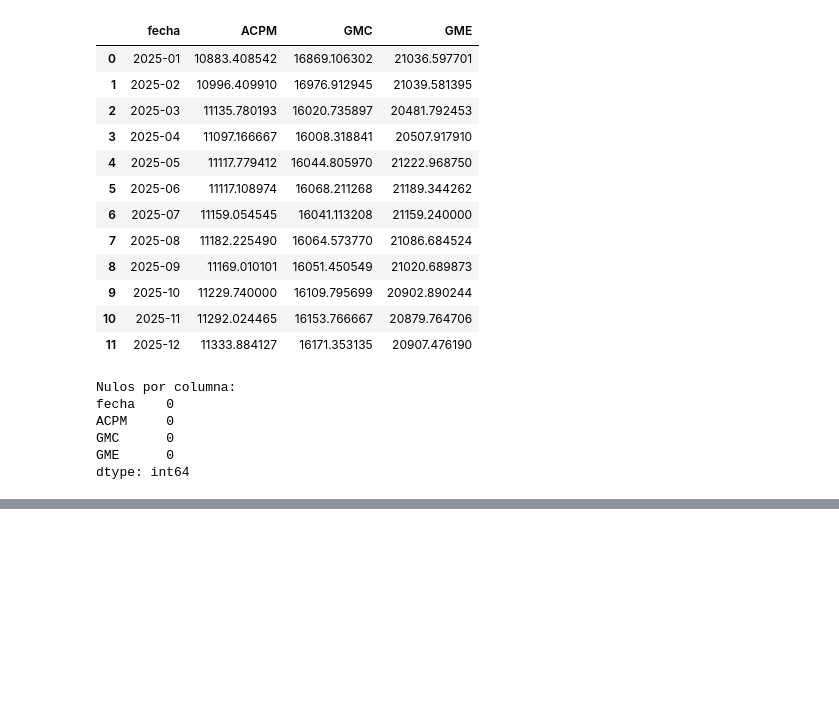
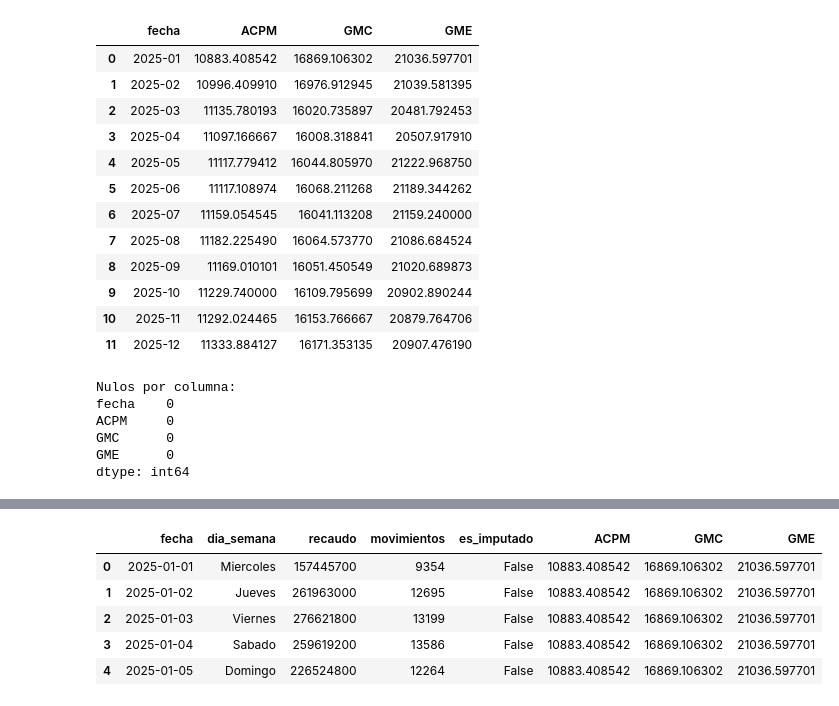
Before and after one commit to prometricas/Peajes_Laura_Toro, a Jupyter notebook: Peajes_1.ipynb, the cells around one changed output, grey strips where cells are left out. Drawn from its saved outputs; the diff is of its cells as text; code cells hidden in the pictures; blank space fills up the shorter version.

```diff
--- a/Peajes_1.ipynb
+++ b/Peajes_1.ipynb
@@ -514,3 +514,93 @@ ACPM     0
 GMC      0
 GME      0
 dtype: int64
+# %%
+# ============================================================
+# CONVIERTO EL DATAFRAME MENSUAL DE COMBUSTIBLES A DIARIO
+# Y LO UNO CON LA BASE DIARIA DE LA FASE 1
+# ============================================================
+
+import pandas as pd
+
+# ------------------------------------------------------------
+# 1. Reviso tipos y estandarizo la fecha del dataframe mensual
+# ------------------------------------------------------------
+
+# Trabajo sobre una copia para no alterar el dataframe original
+combustibles_mensual = df_combustibles.copy()
+
+# Aseguro que la fecha quede en formato datetime
+# Este bloque soporta fechas tipo "2025-01" o datetime
+combustibles_mensual["fecha"] = pd.to_datetime(combustibles_mensual["fecha"], format="%Y-%m", errors="coerce")
+
+# Quito filas con fecha inválida, si aparecieran
+combustibles_mensual = combustibles_mensual.dropna(subset=["fecha"]).copy()
+
+# Ordeno por fecha
+combustibles_mensual = combustibles_mensual.sort_values("fecha").reset_index(drop=True)
+
+# ------------------------------------------------------------
+# 2. Expando cada mes a frecuencia diaria
+# ------------------------------------------------------------
+
+# Creo el rango diario cubierto por los combustibles disponibles
+fecha_inicio = combustibles_mensual["fecha"].min()
+fecha_fin = combustibles_mensual["fecha"].max() + pd.offsets.MonthEnd(0)
+
+combustibles_diario = pd.DataFrame({
+    "fecha": pd.date_range(start=fecha_inicio, end=fecha_fin, freq="D")
+})
+
+# Uno por la fecha del primer día de cada mes
+combustibles_diario = combustibles_diario.merge(
+    combustibles_mensual,
+    on="fecha",
+    how="left"
+)
+
+# Completo hacia adelante para que cada precio mensual
+# se replique en todos los días del mismo mes
+combustibles_diario[["ACPM", "GMC", "GME"]] = (
+    combustibles_diario[["ACPM", "GMC", "GME"]].ffill()
+)
+
+print("DataFrame diario de combustibles:")
+display(combustibles_diario.head(35))
+
+# ------------------------------------------------------------
+# 3. Preparo la base diaria para el merge
+# ------------------------------------------------------------
+
+base["fecha"] = pd.to_datetime(base["fecha"])
+base = base.sort_values("fecha").reset_index(drop=True)
+
+# ------------------------------------------------------------
+# 4. Hago el merge con la base diaria
+# ------------------------------------------------------------
+
+base = base.merge(
+    combustibles_diario,
+    on="fecha",
+    how="left"
+)
+
+# ------------------------------------------------------------
+# 5. Borro filas donde hayan quedado vacíos los combustibles
+# ------------------------------------------------------------
+
+base = base.dropna(subset=["ACPM", "GMC", "GME"]).reset_index(drop=True)
+
+# ------------------------------------------------------------
+# 6. Validación rápida
+# ------------------------------------------------------------
+
+print("Dimensión final de base:", base.shape)
+print("\nRango de fechas final:")
+print(base["fecha"].min(), "->", base["fecha"].max())
+
+print("\nNulos por columna de combustibles:")
+print(base[["ACPM", "GMC", "GME"]].isna().sum())
+
+print("\nVista previa de base con combustibles:")
+display(base.head())
+# %% [output]
@@ -516,0 +638,6 @@ dtype: int64
+|  | fecha | dia_semana | recaudo | movimientos | es_imputado | ACPM | GMC | GME |
+| 0 | 2025-01-01 | Miercoles | 157445700 | 9354 | False | 10883.408542 | 16869.106302 | 21036.597701 |
+| 1 | 2025-01-02 | Jueves | 261963000 | 12695 | False | 10883.408542 | 16869.106302 | 21036.597701 |
+| 2 | 2025-01-03 | Viernes | 276621800 | 13199 | False | 10883.408542 | 16869.106302 | 21036.597701 |
+| 3 | 2025-01-04 | Sabado | 259619200 | 13586 | False | 10883.408542 | 16869.106302 | 21036.597701 |
+| 4 | 2025-01-05 | Domingo | 226524800 | 12264 | False | 10883.408542 | 16869.106302 | 21036.597701 |
```
Also changed, not shown: parts of 2 cells of this notebook.
